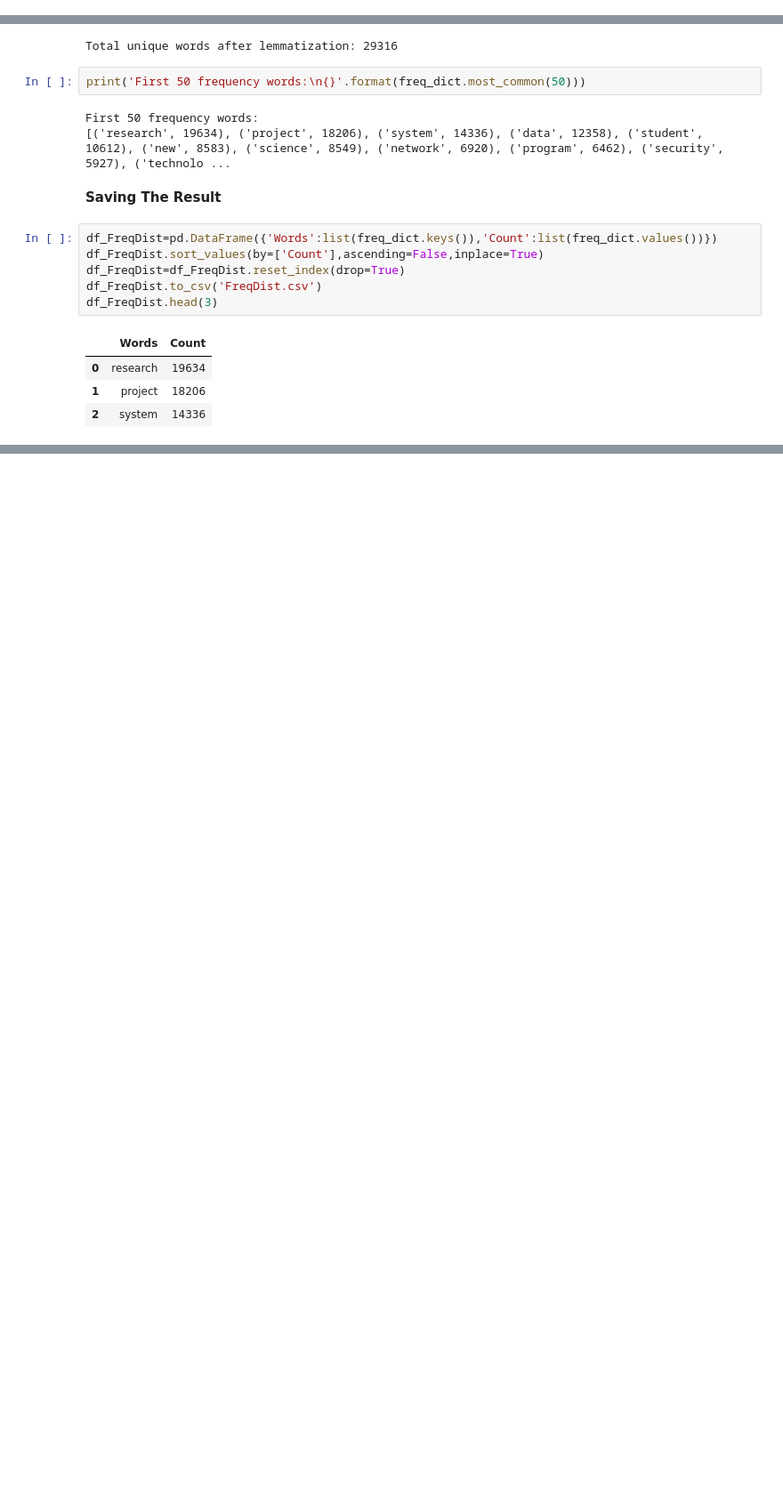
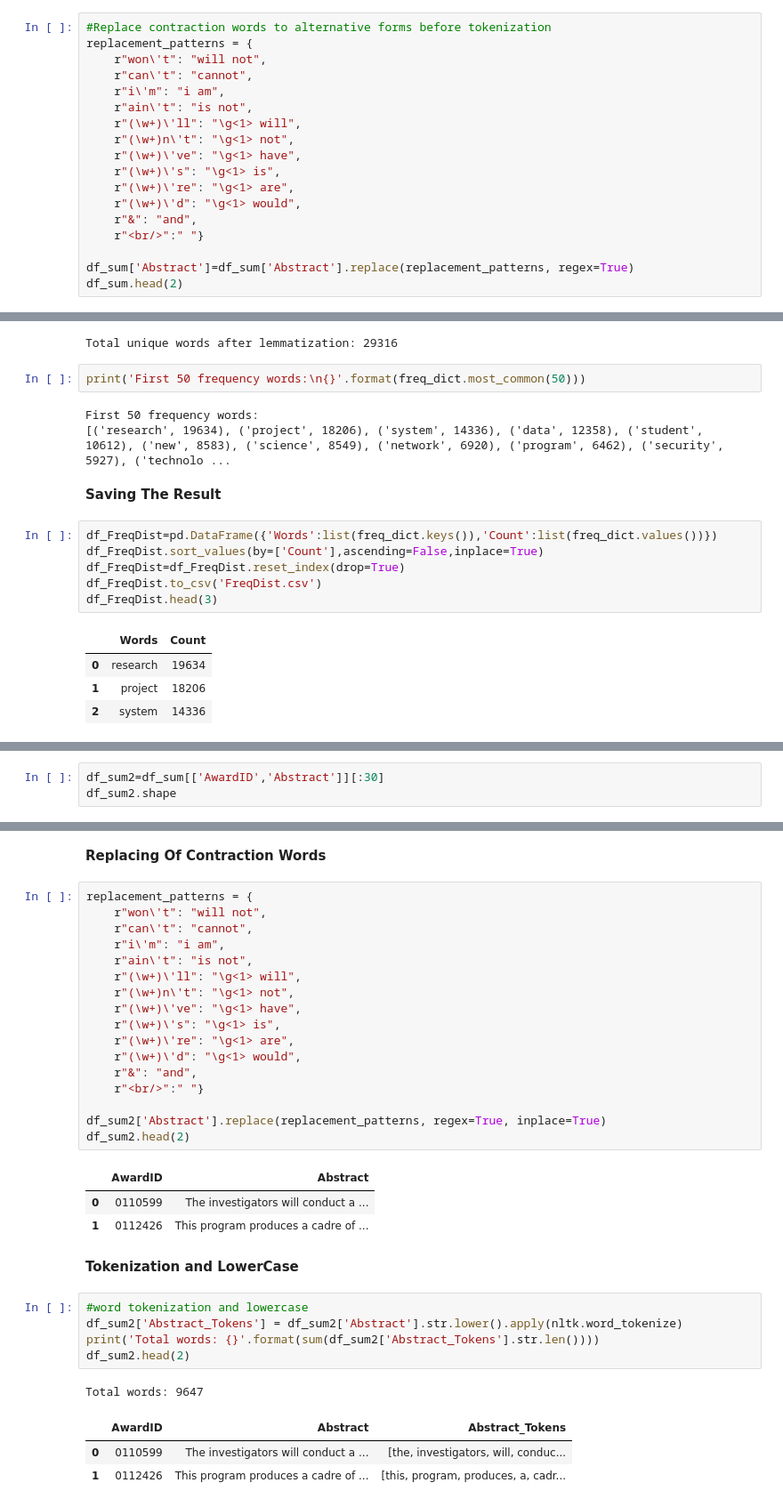
Before and after one commit to msklc/Text-Mining-Approach-to-Analyze-The-Cyber-Security-Related-Articles, a Jupyter notebook: PART-3 Text Mining.ipynb, the cells around one changed output, grey strips where cells are left out. Shown: that part at 89% size. Drawn from its saved outputs; the diff is of its cells as text; blank space fills up the shorter version.

```diff
--- a/PART-3 Text Mining.ipynb
+++ b/PART-3 Text Mining.ipynb
@@ -39,0 +45,18 @@ df_sum.head(2)
+# %%
+#Replace contraction words to alternative forms before tokenization
+replacement_patterns = {
+    r"won\'t": "will not",
+    r"can\'t": "cannot",
+    r"i\'m": "i am",
+    r"ain\'t": "is not",
+    r"(\w+)\'ll": "\g<1> will",
+    r"(\w+)n\'t": "\g<1> not",
+    r"(\w+)\'ve": "\g<1> have",
+    r"(\w+)\'s": "\g<1> is",
+    r"(\w+)\'re": "\g<1> are",
+    r"(\w+)\'d": "\g<1> would",
+    r"&": "and",
+    r"<br/>":" "}
+
+df_sum['Abstract']=df_sum['Abstract'].replace(replacement_patterns, regex=True)
+df_sum.head(2)
@@ -198,0 +195,3 @@ df_FreqDist.head(3)
+# %%
+df_sum2=df_sum[['AwardID','Abstract']][:30]
+df_sum2.shape
@@ -198,0 +206,35 @@ df_FreqDist.head(3)
+# %% [markdown]
+__Replacing Of Contraction Words__
+# %%
+replacement_patterns = {
+    r"won\'t": "will not",
+    r"can\'t": "cannot",
+    r"i\'m": "i am",
+    r"ain\'t": "is not",
+    r"(\w+)\'ll": "\g<1> will",
+    r"(\w+)n\'t": "\g<1> not",
+    r"(\w+)\'ve": "\g<1> have",
+    r"(\w+)\'s": "\g<1> is",
+    r"(\w+)\'re": "\g<1> are",
+    r"(\w+)\'d": "\g<1> would",
+    r"&": "and",
+    r"<br/>":" "}
+
+df_sum2['Abstract'].replace(replacement_patterns, regex=True, inplace=True)
+df_sum2.head(2)
+# %% [output]
+|  | AwardID | Abstract |
+| 0 | 0110599 | The investigators will conduct a ... |
+| 1 | 0112426 | This program produces a cadre of ... |
+# %% [markdown]
+__Tokenization and LowerCase__
+# %%
+#word tokenization and lowercase
+df_sum2['Abstract_Tokens'] = df_sum2['Abstract'].str.lower().apply(nltk.word_tokenize)
+print('Total words: {}'.format(sum(df_sum2['Abstract_Tokens'].str.len())))
+df_sum2.head(2)
+# %% [output]
+Total words: 9647
+|  | AwardID | Abstract | Abstract_Tokens |
+| 0 | 0110599 | The investigators will conduct a ... | [the, investigators, will, conduc... |
+| 1 | 0112426 | This program produces a cadre of ... | [this, program, produces, a, cadr... |
```
Also changed, not shown: parts of 22 cells of this notebook, 2 other files.
